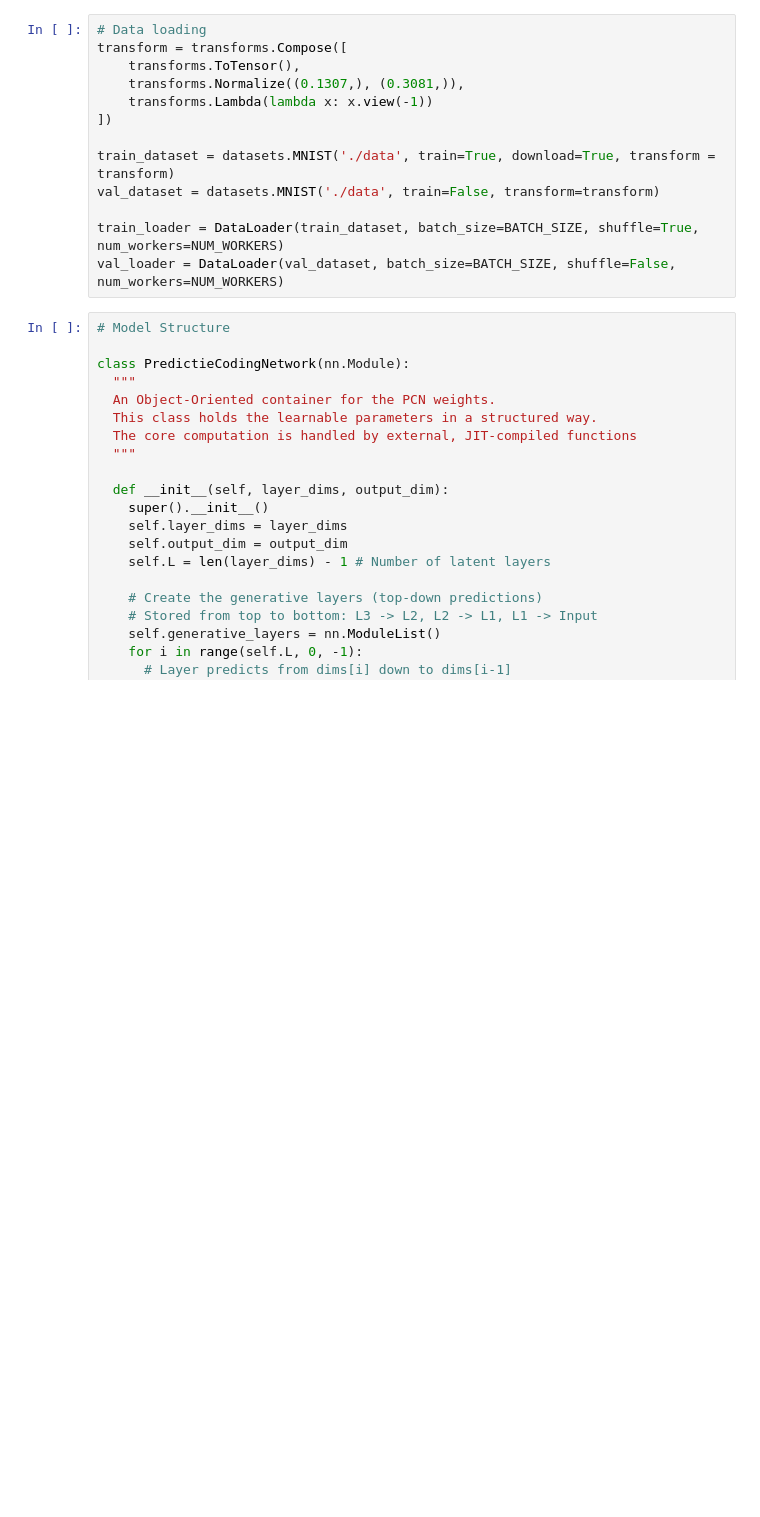
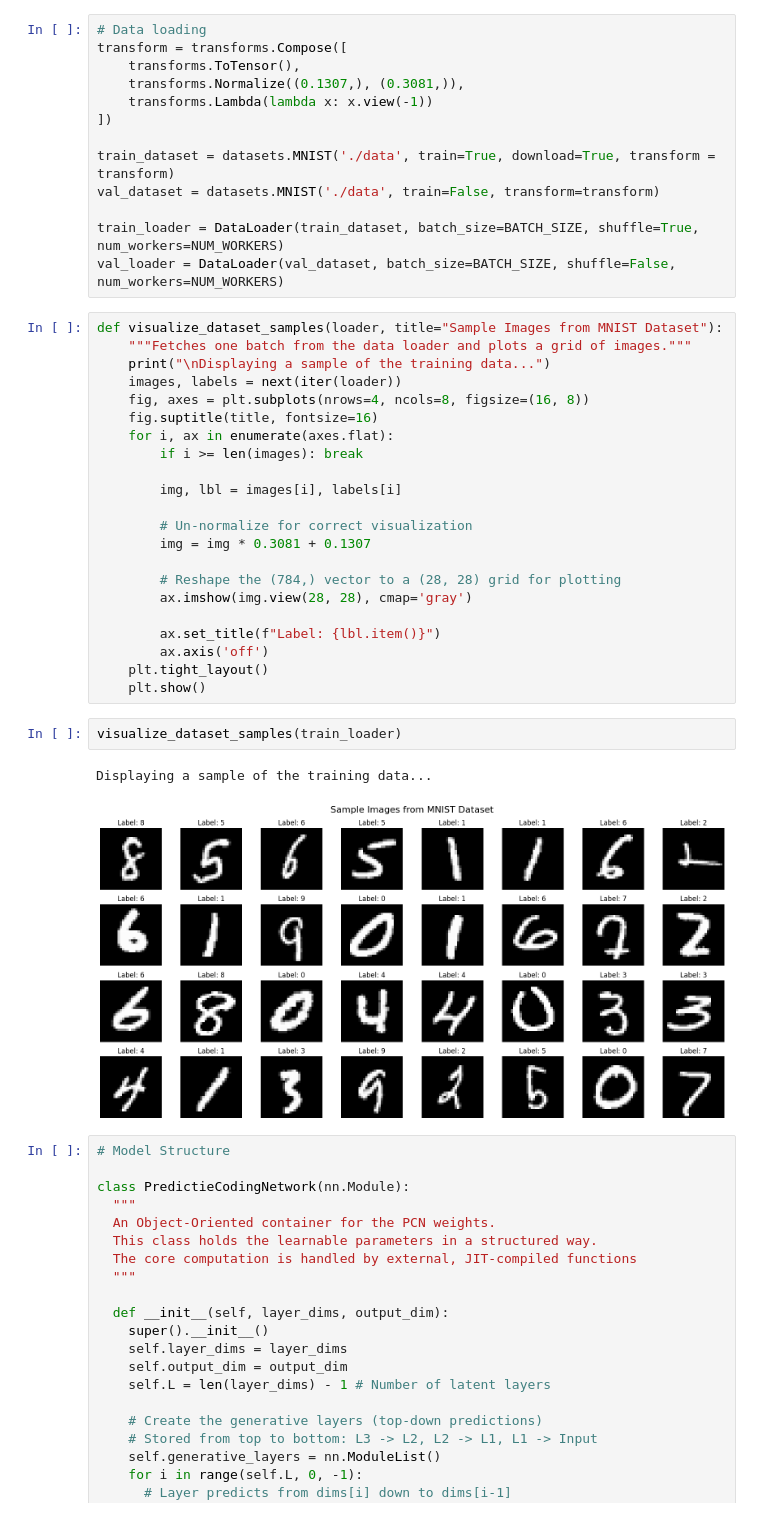
Before and after one commit to Samuel-K95/iCog-PC-Task, a Jupyter notebook: PC_task.ipynb, the cells around one changed output. Drawn from its saved outputs; the diff is of its cells as text; blank space fills up the shorter version.

```diff
--- a/PC_task.ipynb
+++ b/PC_task.ipynb
@@ -106,6 +106,33 @@ val_dataset = datasets.MNIST('./data', train=False, transform=transform)
 
 train_loader = DataLoader(train_dataset, batch_size=BATCH_SIZE, shuffle=True, num_workers=NUM_WORKERS)
 val_loader = DataLoader(val_dataset, batch_size=BATCH_SIZE, shuffle=False, num_workers=NUM_WORKERS)
+# %%
+def visualize_dataset_samples(loader, title="Sample Images from MNIST Dataset"):
+    """Fetches one batch from the data loader and plots a grid of images."""
+    print("\nDisplaying a sample of the training data...")
+    images, labels = next(iter(loader))
+    fig, axes = plt.subplots(nrows=4, ncols=8, figsize=(16, 8))
+    fig.suptitle(title, fontsize=16)
+    for i, ax in enumerate(axes.flat):
+        if i >= len(images): break
+
+        img, lbl = images[i], labels[i]
+
+        # Un-normalize for correct visualization
+        img = img * 0.3081 + 0.1307
+
+        # Reshape the (784,) vector to a (28, 28) grid for plotting
+        ax.imshow(img.view(28, 28), cmap='gray')
+
+        ax.set_title(f"Label: {lbl.item()}")
+        ax.axis('off')
+    plt.tight_layout()
+    plt.show()
+# %%
+visualize_dataset_samples(train_loader)
+# %% [output]
+Displaying a sample of the training data...
+[figure, added]
 # %%
 # Model Structure
 
```
Also changed, not shown: parts of 1 cell of this notebook.
